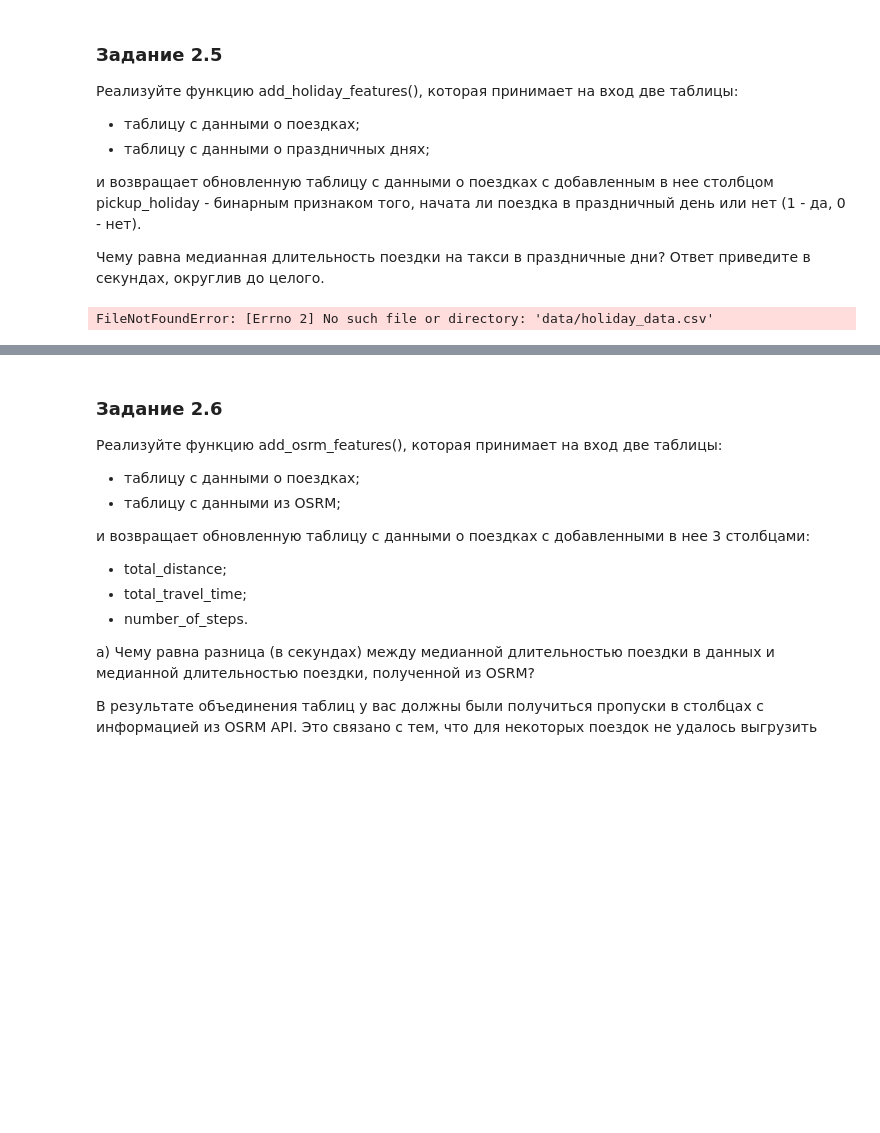
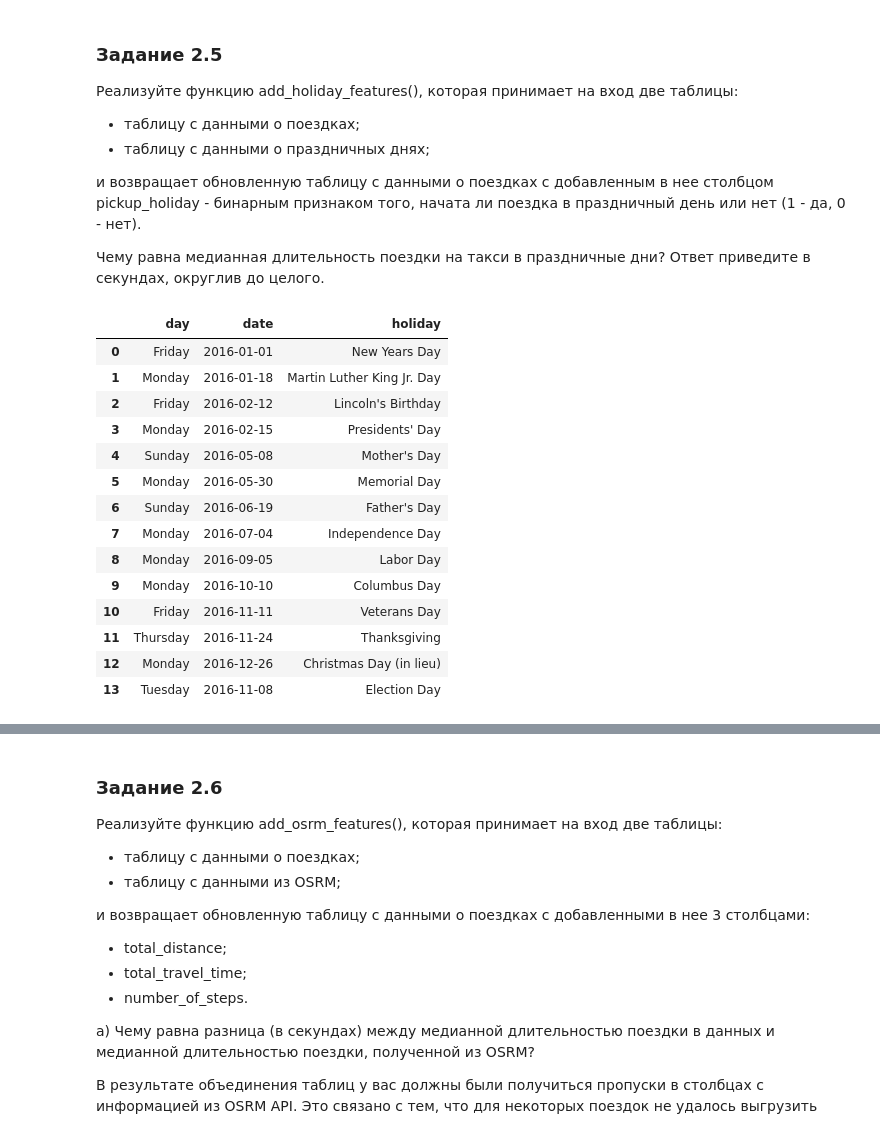
Before and after one commit to YarikKa2/Project_5, a Jupyter notebook: code/Project_5.ipynb, the cells around one changed output, grey strips where cells are left out. Saved outputs shown, nothing was run; the diff lists cells and outputs as text; code cells hidden in the pictures; blank space fills up the shorter version.

```diff
--- a/code/Project_5.ipynb
+++ b/code/Project_5.ipynb
@@ -189,5 +202,19 @@ Average number of trips per day is 8015
 # %%
-holiday_data = pd.read_csv('data/holiday_data.csv', sep=';')
-# ваш код здесь
+holiday_data = pd.read_csv(path + 'data/holiday_data.csv', sep=';')
+holiday_data
 # %% [output]
-FileNotFoundError: [Errno 2] No such file or directory: 'data/holiday_data.csv'
+|  | day | date | holiday |
+| 0 | Friday | 2016-01-01 | New Years Day |
+| 1 | Monday | 2016-01-18 | Martin Luther King Jr. Day |
+| 2 | Friday | 2016-02-12 | Lincoln's Birthday |
+| 3 | Monday | 2016-02-15 | Presidents' Day |
+| 4 | Sunday | 2016-05-08 | Mother's Day |
+| 5 | Monday | 2016-05-30 | Memorial Day |
+| 6 | Sunday | 2016-06-19 | Father's Day |
+| 7 | Monday | 2016-07-04 | Independence Day |
+| 8 | Monday | 2016-09-05 | Labor Day |
+| 9 | Monday | 2016-10-10 | Columbus Day |
+| 10 | Friday | 2016-11-11 | Veterans Day |
+| 11 | Thursday | 2016-11-24 | Thanksgiving |
+| 12 | Monday | 2016-12-26 | Christmas Day (in lieu) |
+| 13 | Tuesday | 2016-11-08 | Election Day |
```
Also changed, not shown: parts of 2 cells of this notebook.
